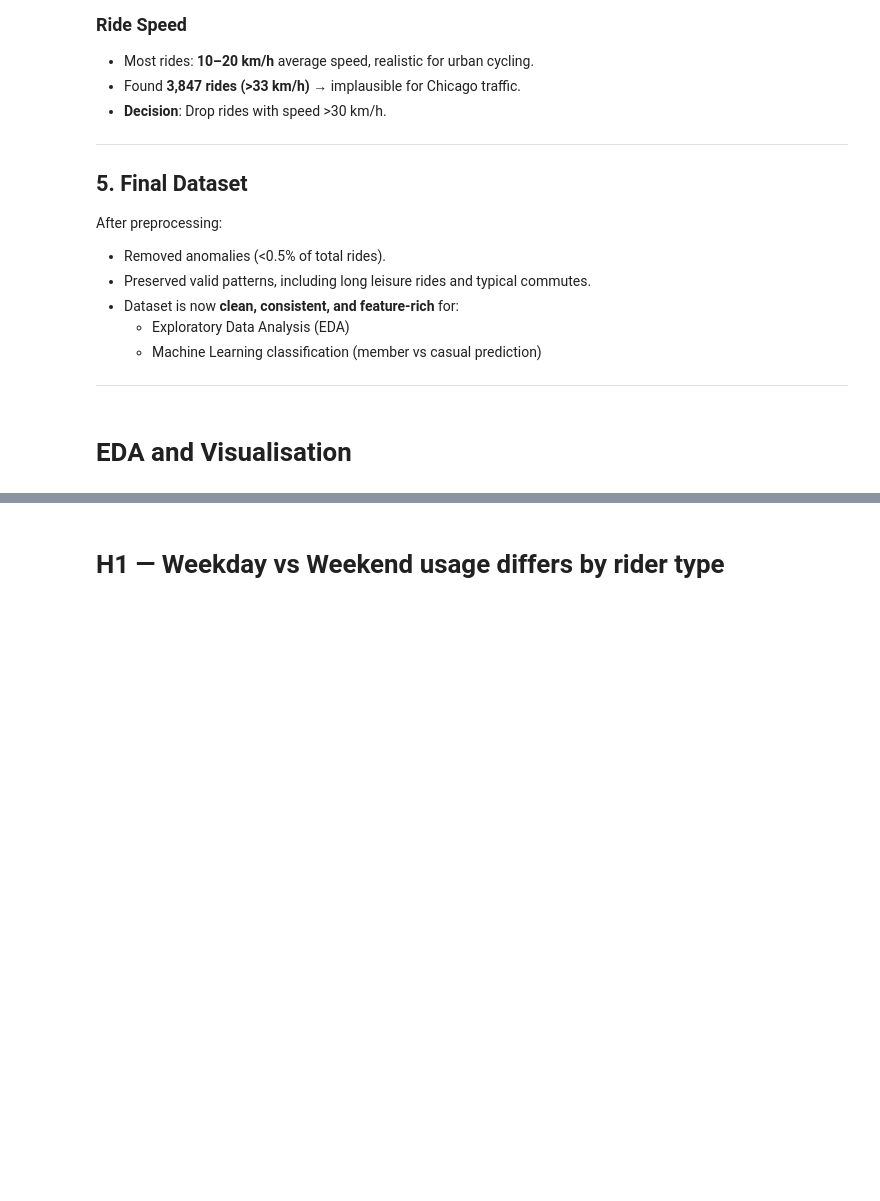
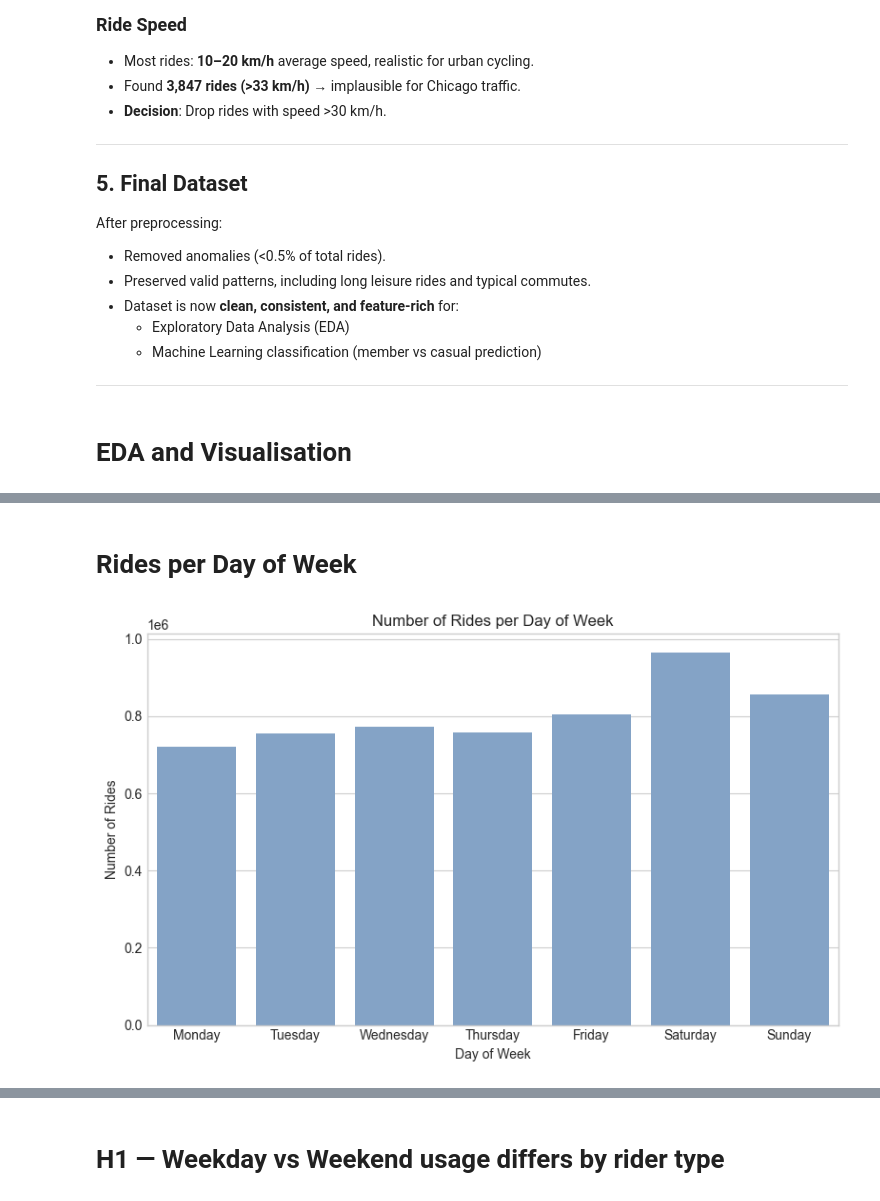
Before and after one commit to Fatih0234/bike-share-bi2-project, a Jupyter notebook: 1-vibing.ipynb, the cells around one changed output, grey strips where cells are left out. Drawn from its saved outputs; the diff is of its cells as text; code cells hidden in the pictures; blank space fills up the shorter version.

```diff
--- a/1-vibing.ipynb
+++ b/1-vibing.ipynb
@@ -529,0 +606,16 @@ After preprocessing:
+# %% [markdown]
+# Rides per Day of Week
+# %%
+plt.figure(figsize=(8,5))
+# Ensure days are ordered Monday → Sunday
+day_order = ["Monday", "Tuesday", "Wednesday", "Thursday", "Friday", "Saturday", "Sunday"]
+sns.countplot(data=df, x="start_day", order=day_order)
+plt.title("Number of Rides per Day of Week")
+plt.xlabel("Day of Week")
+plt.ylabel("Number of Rides")
+plt.tight_layout()
+
+plt.savefig("EDA-intro/rides_per_day.png", dpi=300)
+plt.show()
+# %% [output]
+[figure, added]
```
Also changed, not shown: parts of 31 cells of this notebook, 17 other files.
